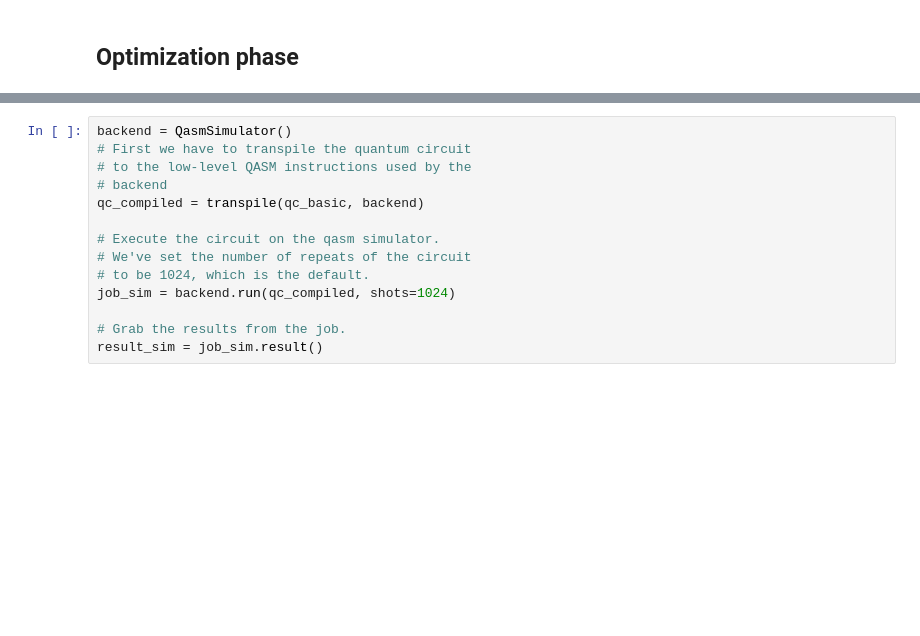
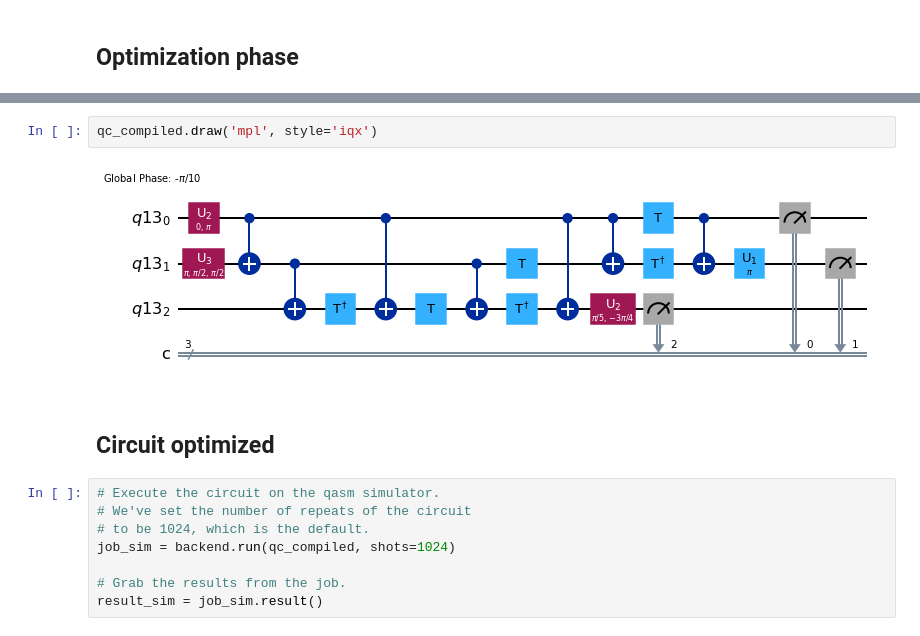
Before and after one commit to pandaconstantin/qosf-cohort5-challenge4, a Jupyter notebook: qosf-challenge/Original.ipynb, the cells around one changed output, grey strips where cells are left out. Drawn from its saved outputs; the diff is of its cells as text; blank space fills up the shorter version.

```diff
--- a/qosf-challenge/Original.ipynb
+++ b/qosf-challenge/Original.ipynb
@@ -93,10 +100,10 @@ qc_basic.measure(range(3),range(3))
+# %%
+qc_compiled.draw('mpl', style='iqx')
+# %% [output]
+[figure, added]
+# %% [markdown]
+## Circuit optimized
 # %%
-backend = QasmSimulator()
-# First we have to transpile the quantum circuit
-# to the low-level QASM instructions used by the
-# backend
-qc_compiled = transpile(qc_basic, backend)
-
 # Execute the circuit on the qasm simulator.
 # We've set the number of repeats of the circuit
 # to be 1024, which is the default.
```
Also changed, not shown: parts of 3 cells of this notebook.
